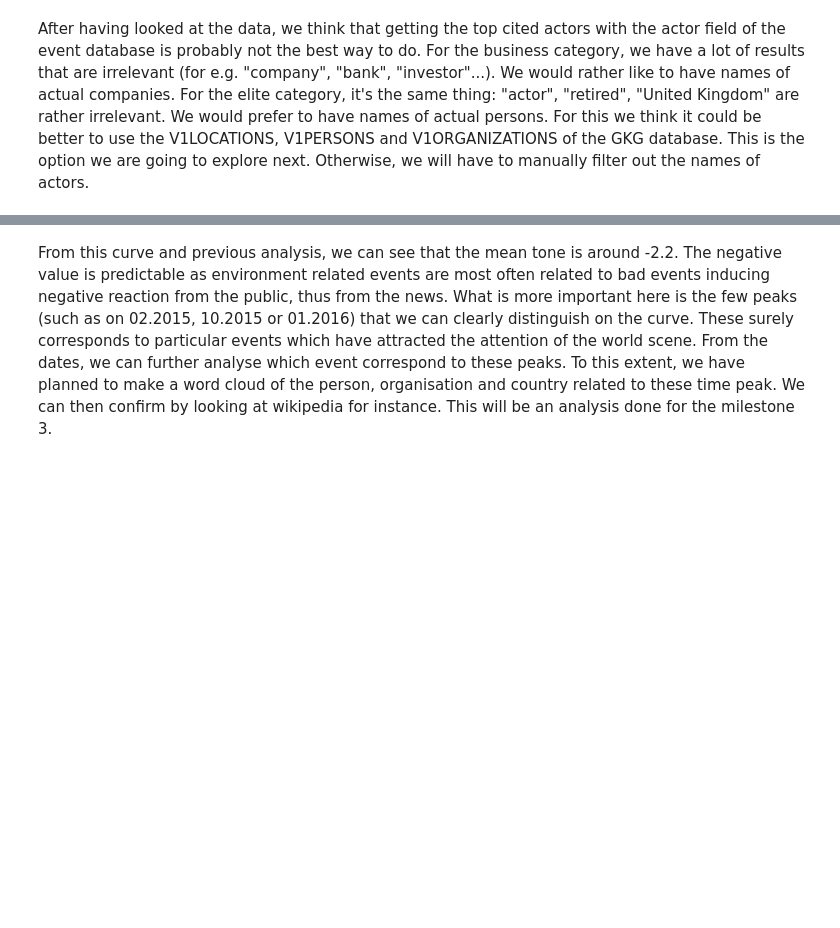
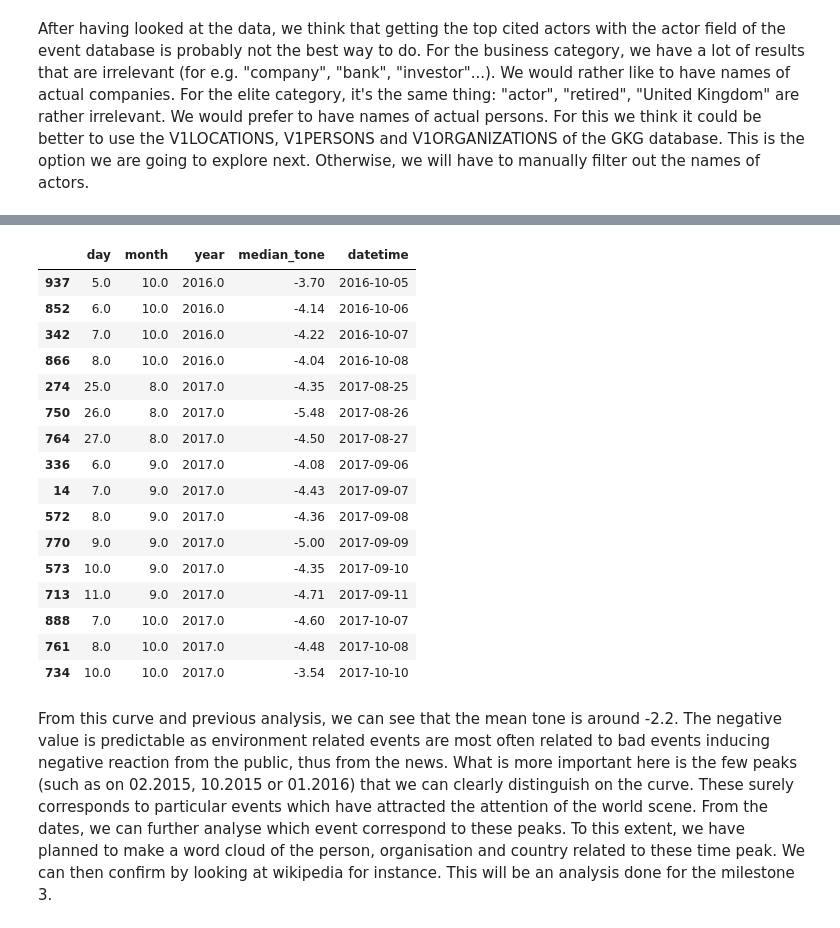
Before and after one commit to damlobster/ada2018, a Jupyter notebook: src/Milestone3.ipynb, the cells around one changed output, grey strips where cells are left out. Saved outputs shown, nothing was run; the diff lists cells and outputs as text; code cells hidden in the pictures; blank space fills up the shorter version.

```diff
--- a/src/Milestone3.ipynb
+++ b/src/Milestone3.ipynb
@@ -278,3 +216,23 @@ plt.show()
+# %%
+tones[tones['median_tone']<-3.5]
+# %% [output]
+|  | day | month | year | median_tone | datetime |
+| 937 | 5.0 | 10.0 | 2016.0 | -3.70 | 2016-10-05 |
+| 852 | 6.0 | 10.0 | 2016.0 | -4.14 | 2016-10-06 |
+| 342 | 7.0 | 10.0 | 2016.0 | -4.22 | 2016-10-07 |
+| 866 | 8.0 | 10.0 | 2016.0 | -4.04 | 2016-10-08 |
+| 274 | 25.0 | 8.0 | 2017.0 | -4.35 | 2017-08-25 |
+| 750 | 26.0 | 8.0 | 2017.0 | -5.48 | 2017-08-26 |
+| 764 | 27.0 | 8.0 | 2017.0 | -4.50 | 2017-08-27 |
+| 336 | 6.0 | 9.0 | 2017.0 | -4.08 | 2017-09-06 |
+| 14 | 7.0 | 9.0 | 2017.0 | -4.43 | 2017-09-07 |
+| 572 | 8.0 | 9.0 | 2017.0 | -4.36 | 2017-09-08 |
+| 770 | 9.0 | 9.0 | 2017.0 | -5.00 | 2017-09-09 |
+| 573 | 10.0 | 9.0 | 2017.0 | -4.35 | 2017-09-10 |
+| 713 | 11.0 | 9.0 | 2017.0 | -4.71 | 2017-09-11 |
+| 888 | 7.0 | 10.0 | 2017.0 | -4.60 | 2017-10-07 |
+| 761 | 8.0 | 10.0 | 2017.0 | -4.48 | 2017-10-08 |
+| 734 | 10.0 | 10.0 | 2017.0 | -3.54 | 2017-10-10 |
 # %% [markdown]
 From this curve and previous analysis, we can see that the mean tone is around -2.2. The negative value is predictable as environment related events are most often related to bad events inducing negative reaction from the public, thus from the news.
 What is more important here is the few peaks (such as on 02.2015, 10.2015 or 01.2016) that we can clearly distinguish on the curve. These surely corresponds to particular events which have attracted the attention of the world scene. From the dates, we can further analyse which event correspond to these peaks. To this extent, we have planned to make a word cloud of the person, organisation and country related to these time peak. We can then confirm by looking at wikipedia for instance. This will be an analysis done for the milestone 3.
```
Also changed, not shown: parts of 37 cells of this notebook, 1 other file.
